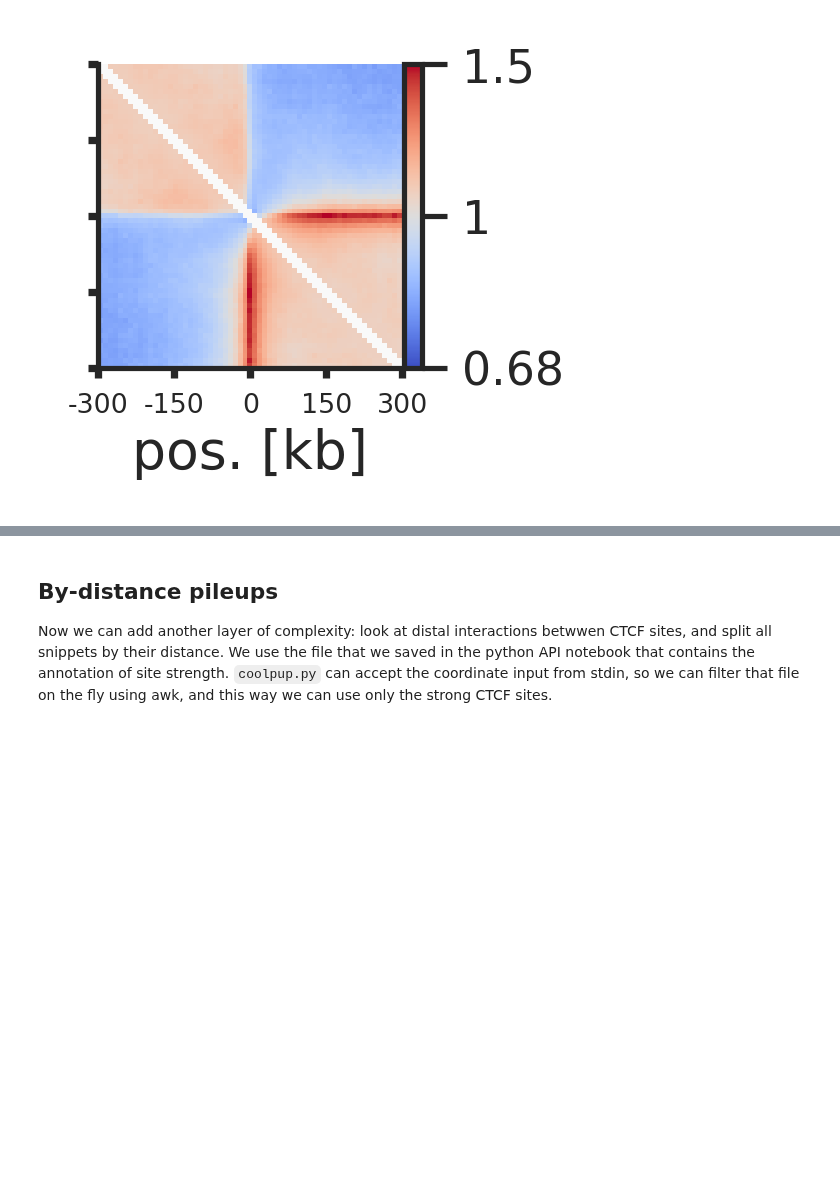
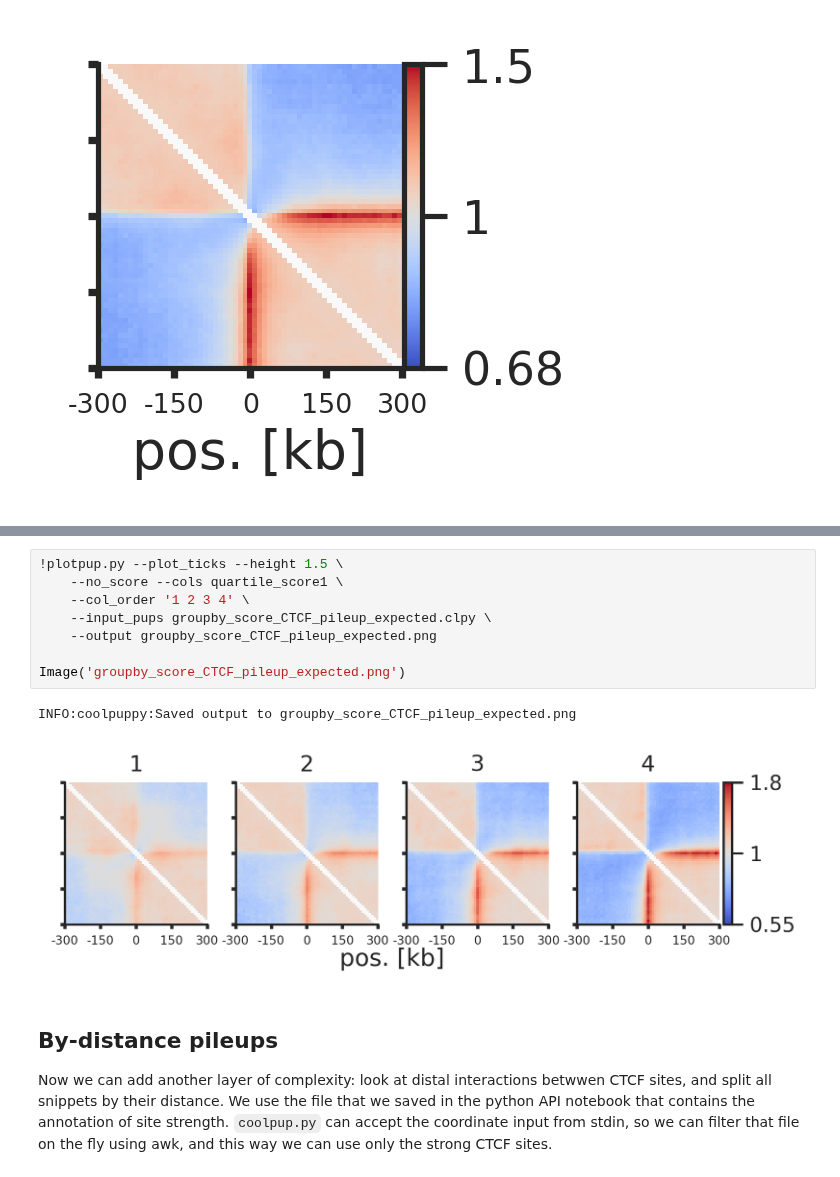
Before and after one commit to open2c/coolpuppy, a Jupyter notebook: docs/source/Examples/Walkthrough_CLI.ipynb, the cells around one changed output, grey strips where cells are left out. Saved outputs shown, nothing was run; the diff lists cells and outputs as text; blank space fills up the shorter version.

```diff
--- a/docs/source/Examples/Walkthrough_CLI.ipynb
+++ b/docs/source/Examples/Walkthrough_CLI.ipynb
@@ -155,3 +178,14 @@ INFO:coolpuppy:Saved output to local_CTCF_pileup_flipped_expected.png
+# %%
+!plotpup.py --plot_ticks --height 1.5 \
+    --no_score --cols quartile_score1 \
+    --col_order '1 2 3 4' \
+    --input_pups groupby_score_CTCF_pileup_expected.clpy \
+    --output groupby_score_CTCF_pileup_expected.png
+
+Image('groupby_score_CTCF_pileup_expected.png')
+# %% [output]
+INFO:coolpuppy:Saved output to groupby_score_CTCF_pileup_expected.png
+[figure, added]
 # %% [markdown]
 ## By-distance pileups
 Now we can add another layer of complexity: look at distal interactions betwwen CTCF sites, and split all snippets by their distance.
```
Also changed, not shown: parts of 8 cells of this notebook, 6 other files.
